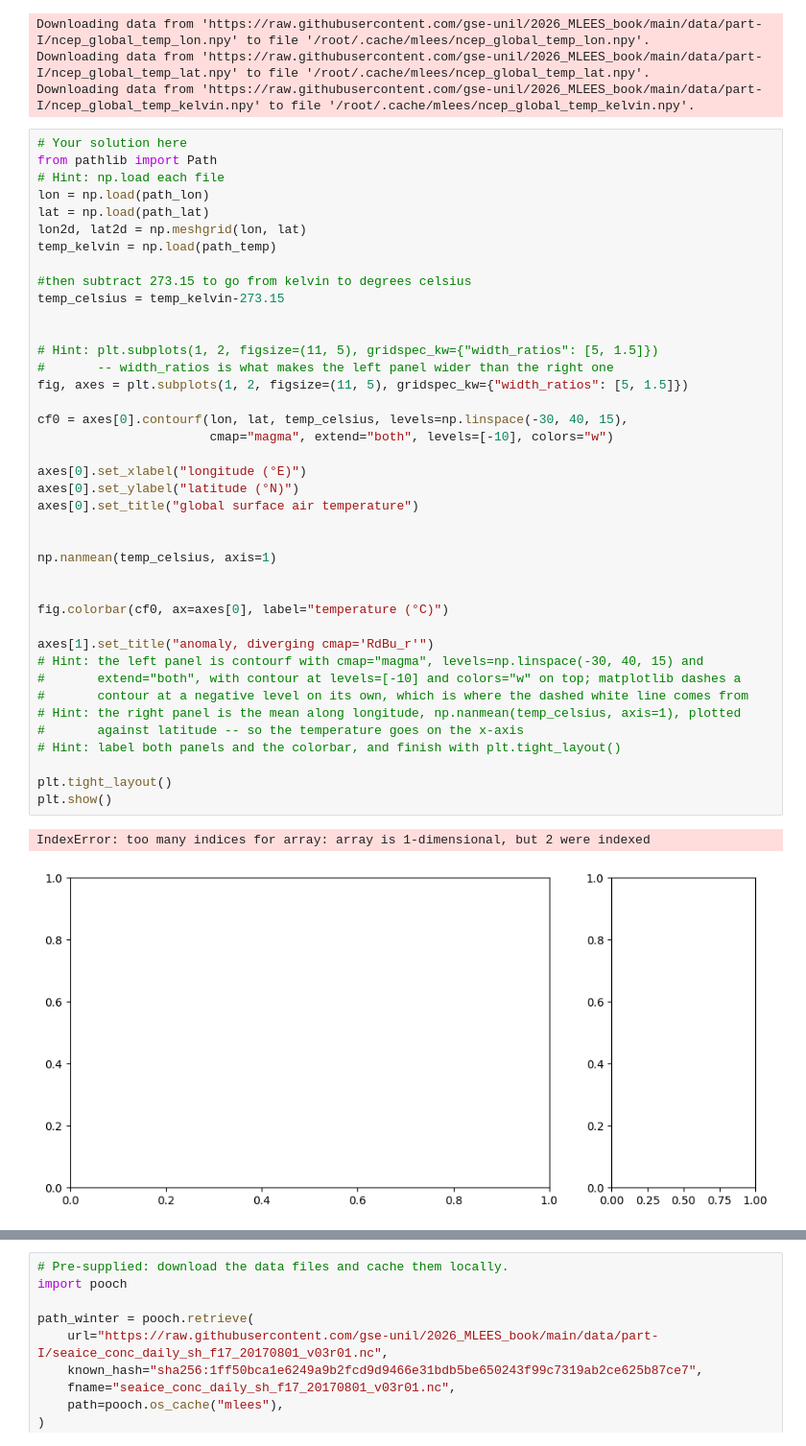
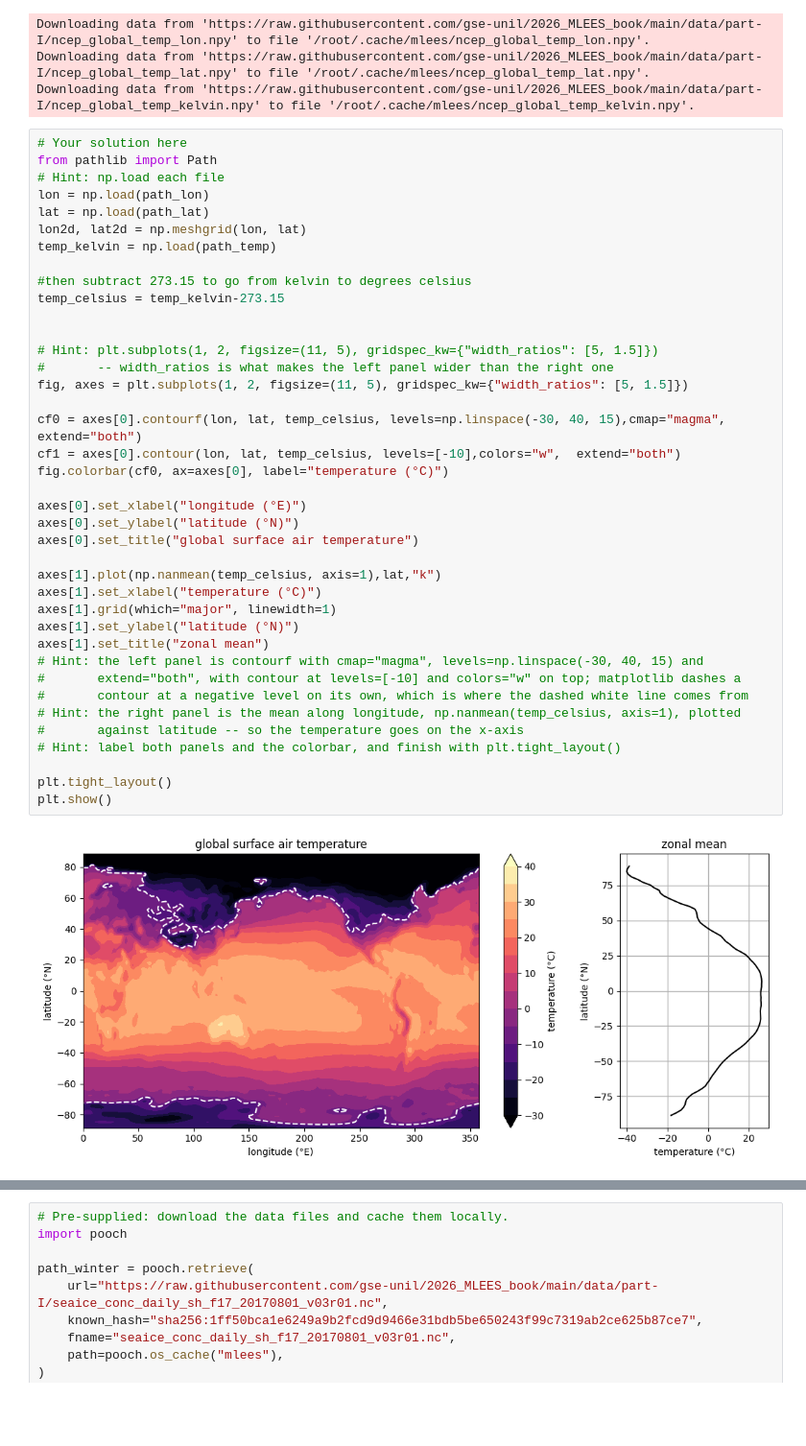
Before and after one commit to fiona-crdt/2026_Intro_Python, a Jupyter notebook: live/part-I/1.4-matplotlib-and-xarray-exercises.ipynb, the cells around one changed output, grey strips where cells are left out. Shown at 96% size. Cells and saved outputs as stored; diff of their text form; blank space fills up the shorter version.

```diff
--- a/live/part-I/1.4-matplotlib-and-xarray-exercises.ipynb
+++ b/live/part-I/1.4-matplotlib-and-xarray-exercises.ipynb
@@ -425,41 +425,39 @@ Downloading data from 'https://raw.githubusercontent.com/gse-unil/2026_MLEES_boo
 from pathlib import Path
 # Hint: np.load each file
 lon = np.load(path_lon)
 lat = np.load(path_lat)
 lon2d, lat2d = np.meshgrid(lon, lat)
 temp_kelvin = np.load(path_temp)
 
 #then subtract 273.15 to go from kelvin to degrees celsius
 temp_celsius = temp_kelvin-273.15
 
 
 # Hint: plt.subplots(1, 2, figsize=(11, 5), gridspec_kw={"width_ratios": [5, 1.5]})
 #       -- width_ratios is what makes the left panel wider than the right one
 fig, axes = plt.subplots(1, 2, figsize=(11, 5), gridspec_kw={"width_ratios": [5, 1.5]})
 
-cf0 = axes[0].contourf(lon, lat, temp_celsius, levels=np.linspace(-30, 40, 15),
-                       cmap="magma", extend="both", levels=[-10], colors="w")
+cf0 = axes[0].contourf(lon, lat, temp_celsius, levels=np.linspace(-30, 40, 15),cmap="magma", extend="both")
+cf1 = axes[0].contour(lon, lat, temp_celsius, levels=[-10],colors="w",  extend="both")
+fig.colorbar(cf0, ax=axes[0], label="temperature (°C)")
 
 axes[0].set_xlabel("longitude (°E)")
 axes[0].set_ylabel("latitude (°N)")
 axes[0].set_title("global surface air temperature")
 
-
-np.nanmean(temp_celsius, axis=1)
-
-
-fig.colorbar(cf0, ax=axes[0], label="temperature (°C)")
-
-axes[1].set_title("anomaly, diverging cmap='RdBu_r'")
+axes[1].plot(np.nanmean(temp_celsius, axis=1),lat,"k")
+axes[1].set_xlabel("temperature (°C)")
+axes[1].grid(which="major", linewidth=1)
+axes[1].set_ylabel("latitude (°N)")
+axes[1].set_title("zonal mean")
 # Hint: the left panel is contourf with cmap="magma", levels=np.linspace(-30, 40, 15) and
 #       extend="both", with contour at levels=[-10] and colors="w" on top; matplotlib dashes a
 #       contour at a negative level on its own, which is where the dashed white line comes from
 # Hint: the right panel is the mean along longitude, np.nanmean(temp_celsius, axis=1), plotted
 #       against latitude -- so the temperature goes on the x-axis
 # Hint: label both panels and the colorbar, and finish with plt.tight_layout()
 
 plt.tight_layout()
 plt.show()
 # %% [output]
-IndexError: too many indices for array: array is 1-dimensional, but 2 were indexed
-[figure, old version]
+[figure, new version]
```
Also changed, not shown: parts of 3 cells of this notebook.
